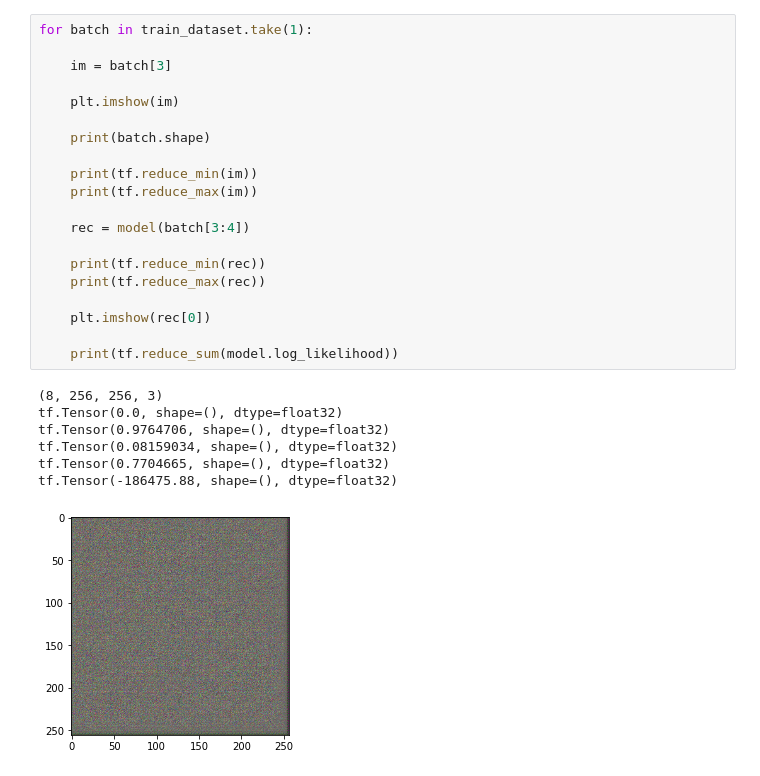
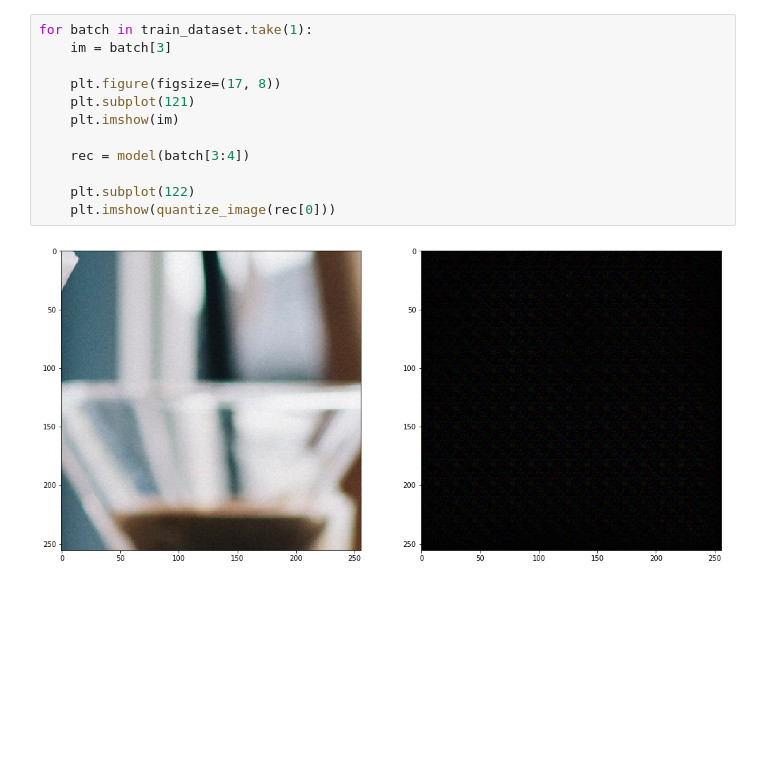
Before and after one commit to gergely-flamich/compression-without-quantization, a Jupyter notebook: scratch.ipynb, the cells around one changed output. Saved outputs shown, nothing was run; the diff lists cells and outputs as text; blank space fills up the shorter version.

```diff
--- a/scratch.ipynb
+++ b/scratch.ipynb
@@ -88,28 +69,14 @@ Restored from /scratch/gf332/cwoq-models/pln-test/ckpt/ckpt-2
 # %%
 for batch in train_dataset.take(1):
-
     im = batch[3]
 
+    plt.figure(figsize=(17, 8))
+    plt.subplot(121)
     plt.imshow(im)
-
-    print(batch.shape)
-
-    print(tf.reduce_min(im))
-    print(tf.reduce_max(im))
 
     rec = model(batch[3:4])
 
-    print(tf.reduce_min(rec))
-    print(tf.reduce_max(rec))
-
-    plt.imshow(rec[0])
-
-    print(tf.reduce_sum(model.log_likelihood))
+    plt.subplot(122)
+    plt.imshow(quantize_image(rec[0]))
 # %% [output]
-(8, 256, 256, 3)
-tf.Tensor(0.0, shape=(), dtype=float32)
-tf.Tensor(0.9764706, shape=(), dtype=float32)
-tf.Tensor(0.08159034, shape=(), dtype=float32)
-tf.Tensor(0.7704665, shape=(), dtype=float32)
-tf.Tensor(-186475.88, shape=(), dtype=float32)
-[figure, old version]
+[figure, new version]
```
Also changed, not shown: parts of 2 cells of this notebook, 1 other file.
